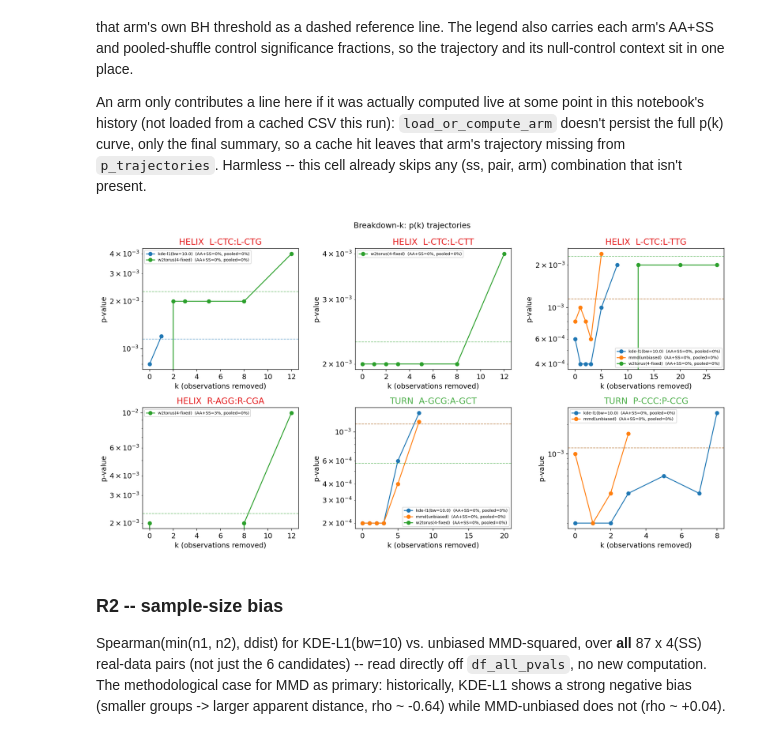
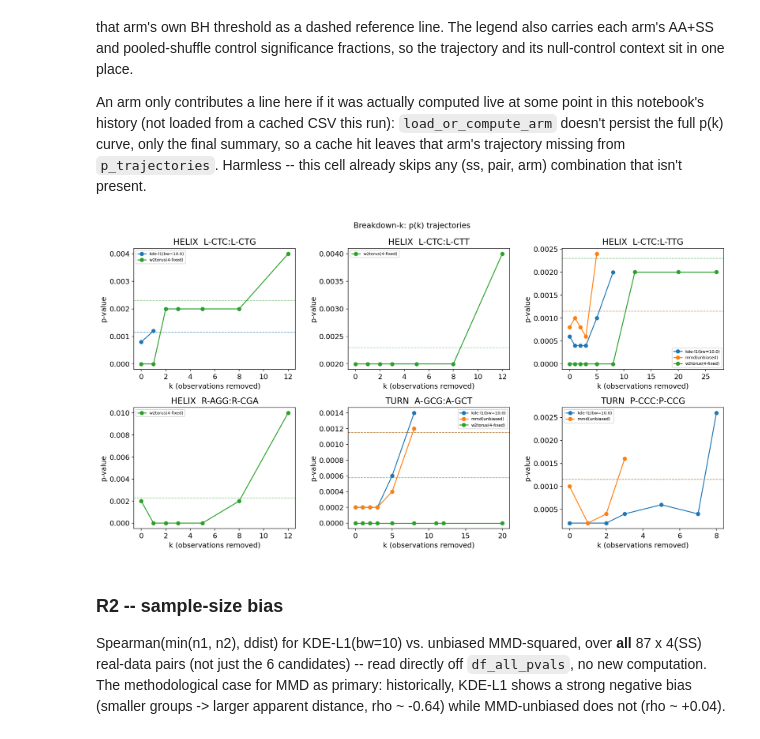
Before and after one commit to vistalab-technion/pp5, a Jupyter notebook: notebooks/pnas2026/robustness-figures.ipynb, the cells around one changed output. Saved outputs shown, nothing was run; the diff lists cells and outputs as text; code cells hidden in the pictures.

```diff
--- a/notebooks/pnas2026/robustness-figures.ipynb
+++ b/notebooks/pnas2026/robustness-figures.ipynb
@@ -22,10 +22,8 @@ from joblib import Parallel, delayed
 from tqdm.auto import tqdm
 
 sys.path.insert(0, ".")
-sys.path.insert(0, str(Path("../../scripts/pnas2026").resolve()))
 
 from _pnas2026_common import LABELLED_TAGS, compute_bh_rejections, load_all_pvals
-from _common import SEED
 
 from pp5.analysis import DSSP_TO_SS_TYPE
 from pp5.dihedral import flat_torus_distance
@@ -37,6 +35,7 @@ from pp5.stats.controls import (
     null_control_summary,
 )
 
+SEED = 12345
 FDR = 0.05
 K_PERM = (
     5000  # permutations for real-pair baseline p-values and breakdown-k checkpoints
@@ -76,7 +75,7 @@ BREAKDOWN_ARMS = [
 # the joined table, and the combined kill-set/provenance table) lands here, keyed
 # by name -- re-running the notebook reuses them (per FORCE_RECOMPUTE above)
 # instead of recomputing from scratch.
-OUT_DIR = Path("../../out/pnas2026/robustness").resolve()
+OUT_DIR = Path("../../out/pnas-2026/robustness").resolve()
 OUT_DIR.mkdir(parents=True, exist_ok=True)
 # %% [markdown]
 ## Load p-values
@@ -1048,40 +1047,37 @@ else:
                 color = arm_colors[arm]
 
                 thresh = float(
                     real_rejections.loc[
                         (real_rejections["stat_test"] == arm)
                         & (real_rejections["SS"] == ss),
                         "bh_pvalue_threshold",
                     ].iloc[0]
                 )
                 row = df_breakdown_all[
                     (df_breakdown_all["SS"] == ss)
                     & (df_breakdown_all["pair"] == pair)
                     & (df_breakdown_all["statistic"] == arm)
                 ].iloc[0]
-                label = (
-                    f"{arm}  (AA+SS={row['aass_frac_sig']:.0%}, "
-                    f"pooled={row['pooled_frac_sig']:.0%})"
-                )
+                label = f"{arm}"
 
                 ax.plot(traj["k"], traj["p"], marker="o", color=color, label=label)
                 ax.axhline(thresh, color=color, ls="--", lw=1, alpha=0.6)
 
-            ax.set_yscale("log")
+            # ax.set_yscale("log")
             ax.set_xlabel("k (observations removed)")
             ax.set_ylabel("p-value")
-            ax.set_title(f"{ss}  {pair}", color=ss_colors.get(ss, "black"))
+            ax.set_title(f"{ss}  {pair}")
             ax.legend(fontsize=7)
 
         for ax in axes[len(pairs_with_trajectories) :]:
             ax.set_visible(False)
 
         fig.suptitle("Breakdown-k: p(k) trajectories", fontsize=13)
         plt.tight_layout()
         fig.savefig(OUT_DIR / "r1_breakdown_trajectories.pdf")
         plt.show()
 # %% [output]
-[figure, old version]
+[figure, new version]
 # %% [markdown]
 ### R2 -- sample-size bias
 
```
Also changed, not shown: parts of 3 cells of this notebook.
